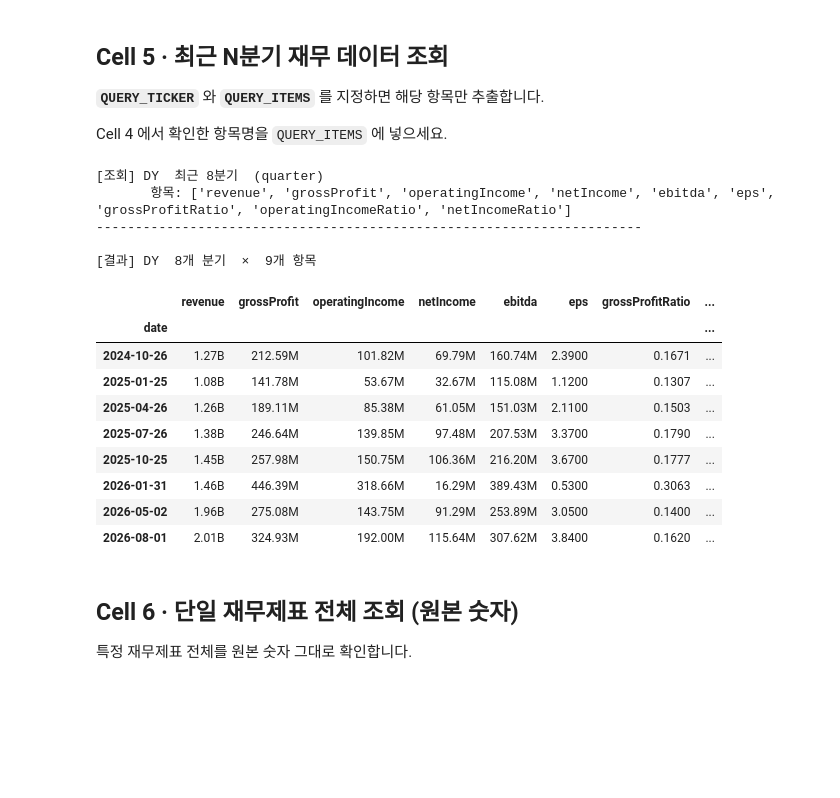
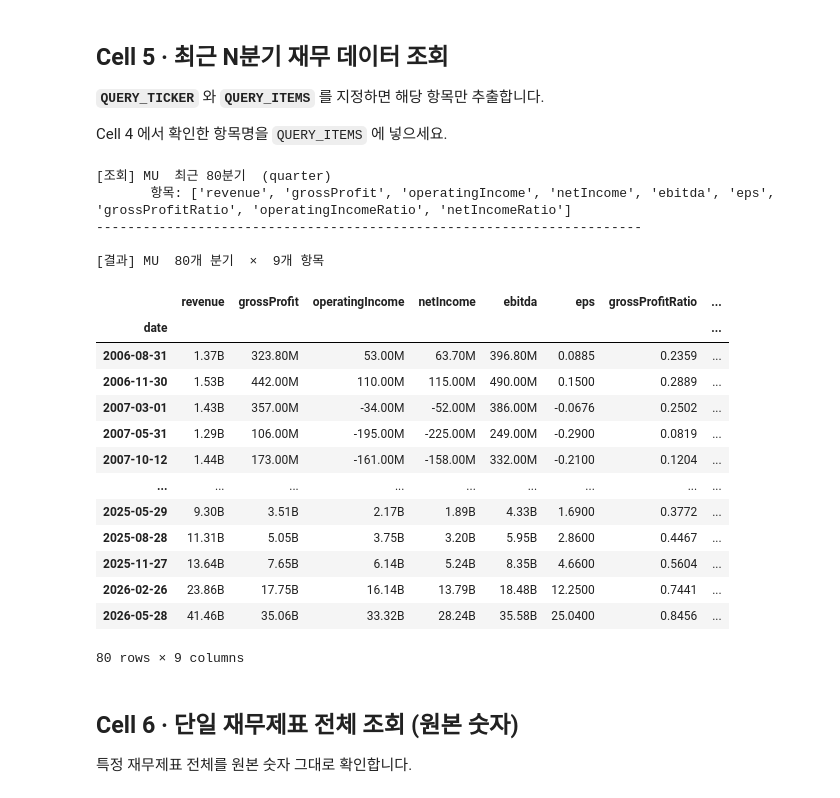
Before and after one commit to stox74/stock_forecast, a Jupyter notebook: US_Market/collect/FMP_data_pipeline/fmp_financial_data_lookup.ipynb, the cells around one changed output. Drawn from its saved outputs; the diff is of its cells as text; code cells hidden in the pictures; blank space fills up the shorter version.

```diff
--- a/US_Market/collect/FMP_data_pipeline/fmp_financial_data_lookup.ipynb
+++ b/US_Market/collect/FMP_data_pipeline/fmp_financial_data_lookup.ipynb
@@ -68,7 +68,7 @@ from DATA.us_target_ticker_list_2000 import ticker_list as DEFAULT_TICKER_LIST
 # ══════════════════════════════════════════════════════
 API_KEY      = "hT0gAk87j9xZx4PlBApvBqfVL5IahvgV"
 
-TEST_TICKER  = "DY"   # 조회할 ticker
+TEST_TICKER  = "MU"   # 조회할 ticker
 N_QUARTERS   = 8        # 최근 N분기 (default 8)
 PERIOD       = "quarter" # "quarter" 또는 "annual"
 # ══════════════════════════════════════════════════════
@@ -320,8 +320,8 @@ Cell 4 에서 확인한 항목명을 `QUERY_ITEMS` 에 넣으세요.
 # ══════════════════════════════════════════════════════
 #  ★ 여기를 수정하세요 ★
 # ══════════════════════════════════════════════════════
-QUERY_TICKER = "DY"      # 조회할 ticker
-QUERY_N      = 8           # 최근 N분기
+QUERY_TICKER = TEST_TICKER       # 조회할 ticker
+QUERY_N      = 80           # 최근 N분기
 QUERY_PERIOD = "quarter"   # "quarter" / "annual"
 
 # 조회할 항목명 — Cell 4 에서 확인한 영문 컬럼명 사용
@@ -421,40 +421,44 @@ result_df = fetch_selected_items(
     ticker = QUERY_TICKER,
     items  = QUERY_ITEMS,
     n      = QUERY_N,
     period = QUERY_PERIOD,
 )
 
 if result_df.empty:
     print("[결과 없음]")
 else:
     print(f"\n[결과] {QUERY_TICKER}  {len(result_df)}개 분기  ×  {len(result_df.columns)}개 항목")
 
     # 숫자 포맷 (큰 수는 억 단위로 표시)
     def _fmt(x):
         if pd.isna(x):
             return ""
         if abs(x) >= 1_000_000_000:
             return f"{x/1_000_000_000:.2f}B"
         if abs(x) >= 1_000_000:
             return f"{x/1_000_000:.2f}M"
         return f"{x:.4f}"
 
     disp = result_df.copy()
     disp.index = disp.index.strftime("%Y-%m-%d")
     display(disp.applymap(_fmt))
 # %% [output]
-[조회] DY  최근 8분기  (quarter)
+[조회] MU  최근 80분기  (quarter)
        항목: ['revenue', 'grossProfit', 'operatingIncome', 'netIncome', 'ebitda', 'eps', 'grossProfitRatio', 'operatingIncomeRatio', 'netIncomeRatio']
 ----------------------------------------------------------------------
 
-[결과] DY  8개 분기  ×  9개 항목
+[결과] MU  80개 분기  ×  9개 항목
 |  | revenue | grossProfit | operatingIncome | netIncome | ebitda | eps | grossProfitRatio | ... |
 | date |  |  |  |  |  |  |  | ... |
-| 2024-10-26 | 1.27B | 212.59M | 101.82M | 69.79M | 160.74M | 2.3900 | 0.1671 | ... |
-| 2025-01-25 | 1.08B | 141.78M | 53.67M | 32.67M | 115.08M | 1.1200 | 0.1307 | ... |
-| 2025-04-26 | 1.26B | 189.11M | 85.38M | 61.05M | 151.03M | 2.1100 | 0.1503 | ... |
-| 2025-07-26 | 1.38B | 246.64M | 139.85M | 97.48M | 207.53M | 3.3700 | 0.1790 | ... |
-| 2025-10-25 | 1.45B | 257.98M | 150.75M | 106.36M | 216.20M | 3.6700 | 0.1777 | ... |
-| 2026-01-31 | 1.46B | 446.39M | 318.66M | 16.29M | 389.43M | 0.5300 | 0.3063 | ... |
-| 2026-05-02 | 1.96B | 275.08M | 143.75M | 91.29M | 253.89M | 3.0500 | 0.1400 | ... |
-| 2026-08-01 | 2.01B | 324.93M | 192.00M | 115.64M | 307.62M | 3.8400 | 0.1620 | ... |
+| 2006-08-31 | 1.37B | 323.80M | 53.00M | 63.70M | 396.80M | 0.0885 | 0.2359 | ... |
+| 2006-11-30 | 1.53B | 442.00M | 110.00M | 115.00M | 490.00M | 0.1500 | 0.2889 | ... |
+| 2007-03-01 | 1.43B | 357.00M | -34.00M | -52.00M | 386.00M | -0.0676 | 0.2502 | ... |
+| 2007-05-31 | 1.29B | 106.00M | -195.00M | -225.00M | 249.00M | -0.2900 | 0.0819 | ... |
+| 2007-10-12 | 1.44B | 173.00M | -161.00M | -158.00M | 332.00M | -0.2100 | 0.1204 | ... |
+| ... | ... | ... | ... | ... | ... | ... | ... | ... |
+| 2025-05-29 | 9.30B | 3.51B | 2.17B | 1.89B | 4.33B | 1.6900 | 0.3772 | ... |
+| 2025-08-28 | 11.31B | 5.05B | 3.75B | 3.20B | 5.95B | 2.8600 | 0.4467 | ... |
+| 2025-11-27 | 13.64B | 7.65B | 6.14B | 5.24B | 8.35B | 4.6600 | 0.5604 | ... |
+| 2026-02-26 | 23.86B | 17.75B | 16.14B | 13.79B | 18.48B | 12.2500 | 0.7441 | ... |
+| 2026-05-28 | 41.46B | 35.06B | 33.32B | 28.24B | 35.58B | 25.0400 | 0.8456 | ... |
+80 rows × 9 columns
```
Also changed, not shown: parts of 4 cells of this notebook, 8 other files.
